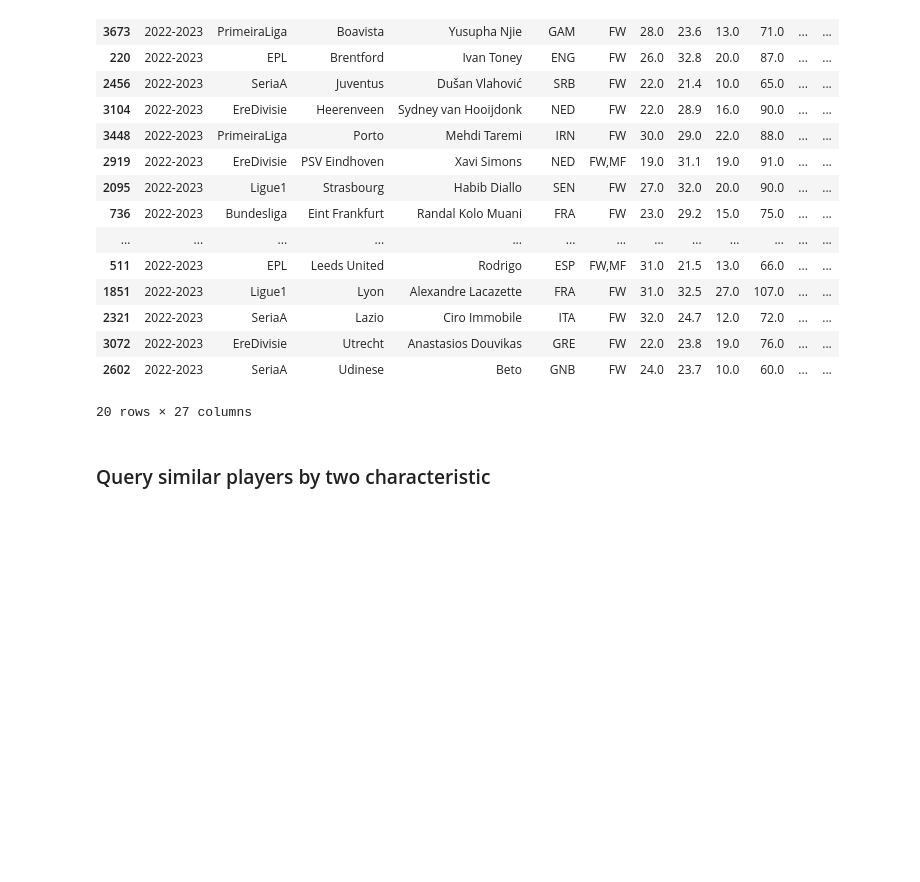
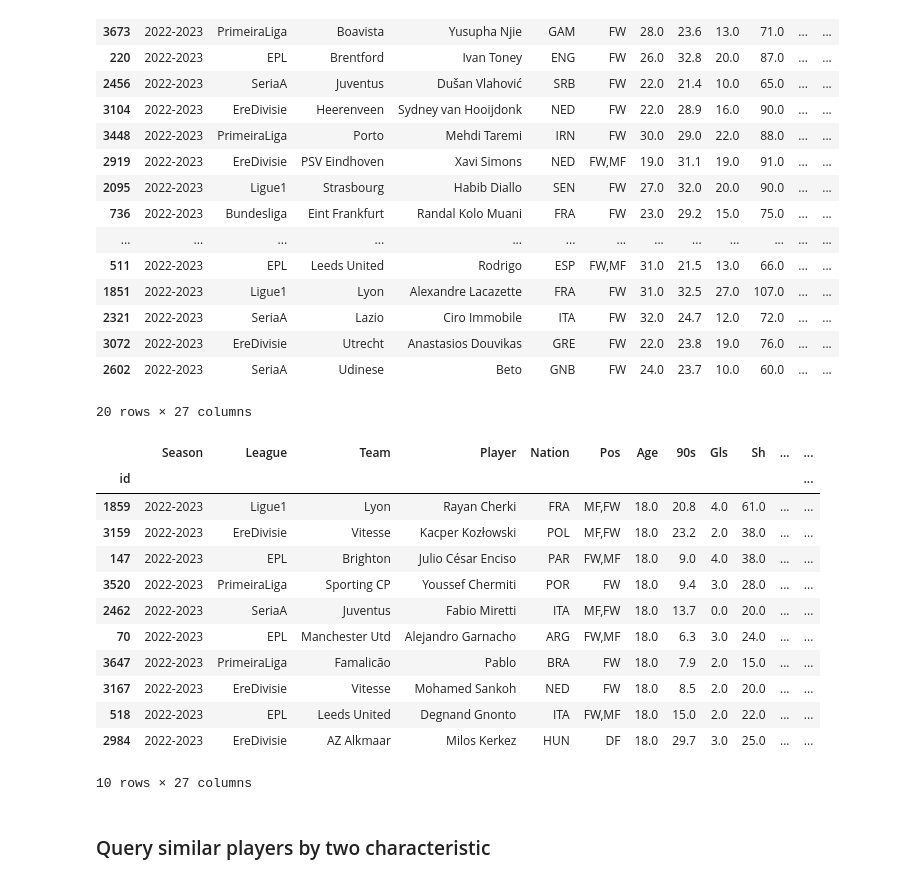
Before and after one commit to allorenz/football-player-similarity, a Jupyter notebook: src/vector_database_fbref.ipynb, the cells around one changed output. Saved outputs shown, nothing was run; the diff lists cells and outputs as text; code cells hidden in the pictures; blank space fills up the shorter version.

```diff
--- a/src/vector_database_fbref.ipynb
+++ b/src/vector_database_fbref.ipynb
@@ -102,6 +102,22 @@ merged_data.sort_values('similarity',ascending=True)[:20]
 | 3072 | 2022-2023 | EreDivisie | Utrecht | Anastasios Douvikas | GRE | FW | 22.0 | 23.8 | 19.0 | 76.0 | ... | ... |
 | 2602 | 2022-2023 | SeriaA | Udinese | Beto | GNB | FW | 24.0 | 23.7 | 10.0 | 60.0 | ... | ... |
 20 rows × 27 columns
+# %%
+merged_data[merged_data["Age"] == 18][:10]
+# %% [output]
+|  | Season | League | Team | Player | Nation | Pos | Age | 90s | Gls | Sh | ... | ... |
+| id |  |  |  |  |  |  |  |  |  |  |  | ... |
+| 1859 | 2022-2023 | Ligue1 | Lyon | Rayan Cherki | FRA | MF,FW | 18.0 | 20.8 | 4.0 | 61.0 | ... | ... |
+| 3159 | 2022-2023 | EreDivisie | Vitesse | Kacper Kozłowski | POL | MF,FW | 18.0 | 23.2 | 2.0 | 38.0 | ... | ... |
+| 147 | 2022-2023 | EPL | Brighton | Julio César Enciso | PAR | FW,MF | 18.0 | 9.0 | 4.0 | 38.0 | ... | ... |
+| 3520 | 2022-2023 | PrimeiraLiga | Sporting CP | Youssef Chermiti | POR | FW | 18.0 | 9.4 | 3.0 | 28.0 | ... | ... |
+| 2462 | 2022-2023 | SeriaA | Juventus | Fabio Miretti | ITA | MF,FW | 18.0 | 13.7 | 0.0 | 20.0 | ... | ... |
+| 70 | 2022-2023 | EPL | Manchester Utd | Alejandro Garnacho | ARG | FW,MF | 18.0 | 6.3 | 3.0 | 24.0 | ... | ... |
+| 3647 | 2022-2023 | PrimeiraLiga | Famalicão | Pablo | BRA | FW | 18.0 | 7.9 | 2.0 | 15.0 | ... | ... |
+| 3167 | 2022-2023 | EreDivisie | Vitesse | Mohamed Sankoh | NED | FW | 18.0 | 8.5 | 2.0 | 20.0 | ... | ... |
+| 518 | 2022-2023 | EPL | Leeds United | Degnand Gnonto | ITA | FW,MF | 18.0 | 15.0 | 2.0 | 22.0 | ... | ... |
+| 2984 | 2022-2023 | EreDivisie | AZ Alkmaar | Milos Kerkez | HUN | DF | 18.0 | 29.7 | 3.0 | 25.0 | ... | ... |
+10 rows × 27 columns
 # %% [markdown]
 ### Query similar players by two characteristic
 # %%
```
Also changed, not shown: parts of 16 cells of this notebook.
